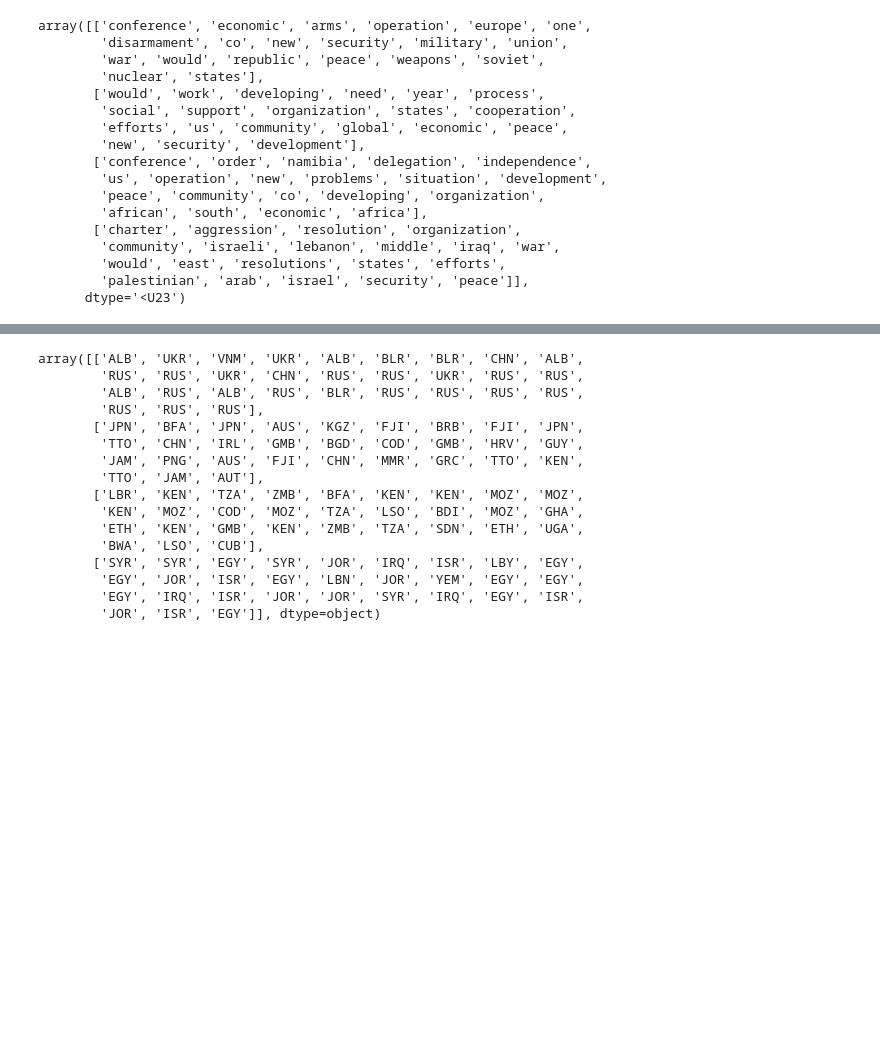
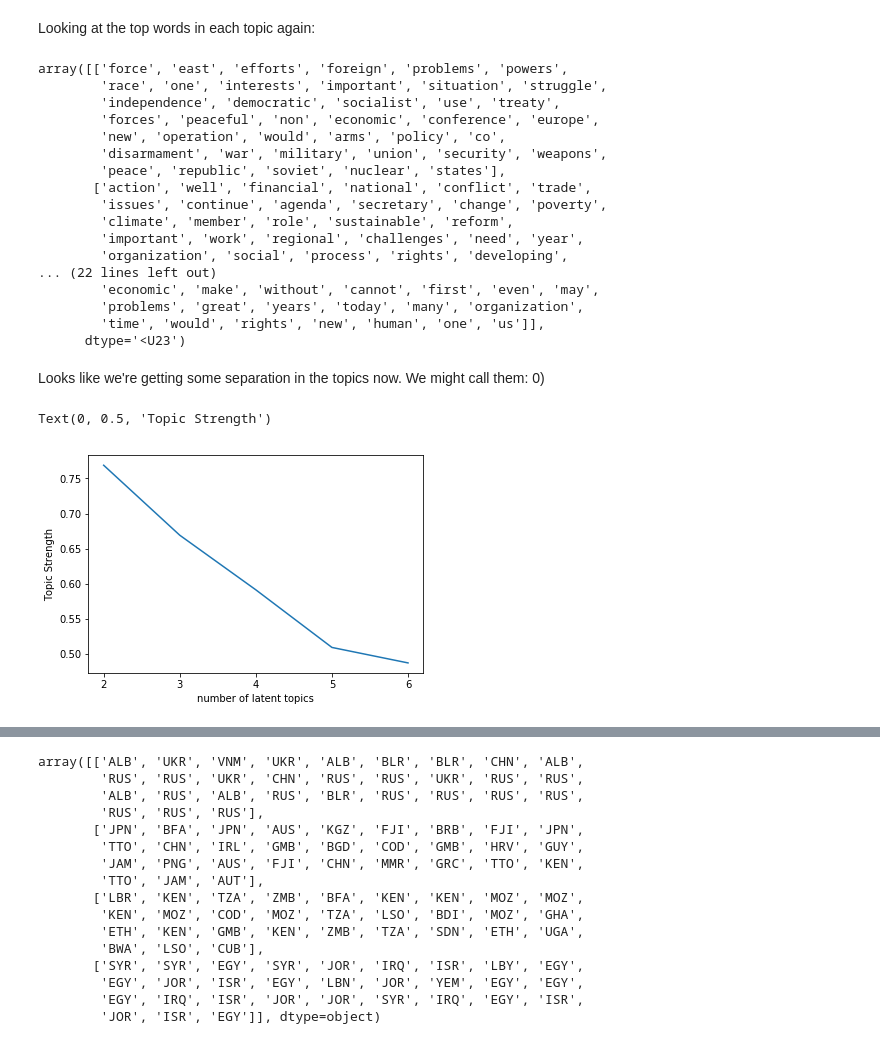
Before and after one commit to katelynrwalker/UN-debates, a Jupyter notebook: nmf_exploration.ipynb, the cells around one changed output, grey strips where cells are left out. Drawn from its saved outputs; the diff is of its cells as text; code cells hidden in the pictures; blank space fills up the shorter version.

```diff
--- a/nmf_exploration.ipynb
+++ b/nmf_exploration.ipynb
@@ -101,26 +84,47 @@ bag = bow.fit_transform(data.text)
 # %%
-nmf = NMF(n_components=4)
+nmf = NMF(n_components=5)
 W = nmf.fit_transform(bag)
 H = nmf.components_
+# %% [markdown]
+Looking at the top words in each topic again:
 # %%
 words = bow.get_feature_names()
 words = np.array(words)
-words[np.argsort(H, axis=1)][:,-20:]
+words[np.argsort(H, axis=1)][:,-40:]
 # %% [output]
-array([['conference', 'economic', 'arms', 'operation', 'europe', 'one',
-        'disarmament', 'co', 'new', 'security', 'military', 'union',
-        'war', 'would', 'republic', 'peace', 'weapons', 'soviet',
-        'nuclear', 'states'],
-       ['would', 'work', 'developing', 'need', 'year', 'process',
-        'social', 'support', 'organization', 'states', 'cooperation',
-        'efforts', 'us', 'community', 'global', 'economic', 'peace',
-        'new', 'security', 'development'],
-       ['conference', 'order', 'namibia', 'delegation', 'independence',
-        'us', 'operation', 'new', 'problems', 'situation', 'development',
-        'peace', 'community', 'co', 'developing', 'organization',
-        'african', 'south', 'economic', 'africa'],
-       ['charter', 'aggression', 'resolution', 'organization',
-        'community', 'israeli', 'lebanon', 'middle', 'iraq', 'war',
-        'would', 'east', 'resolutions', 'states', 'efforts',
-        'palestinian', 'arab', 'israel', 'security', 'peace']],
+array([['force', 'east', 'efforts', 'foreign', 'problems', 'powers',
+        'race', 'one', 'interests', 'important', 'situation', 'struggle',
+        'independence', 'democratic', 'socialist', 'use', 'treaty',
+        'forces', 'peaceful', 'non', 'economic', 'conference', 'europe',
+        'new', 'operation', 'would', 'arms', 'policy', 'co',
+        'disarmament', 'war', 'military', 'union', 'security', 'weapons',
+        'peace', 'republic', 'soviet', 'nuclear', 'states'],
+       ['action', 'well', 'financial', 'national', 'conflict', 'trade',
+        'issues', 'continue', 'agenda', 'secretary', 'change', 'poverty',
+        'climate', 'member', 'role', 'sustainable', 'reform',
+        'important', 'work', 'regional', 'challenges', 'need', 'year',
+        'organization', 'social', 'process', 'rights', 'developing',
+... (22 lines left out)
+        'economic', 'make', 'without', 'cannot', 'first', 'even', 'may',
+        'problems', 'great', 'years', 'today', 'many', 'organization',
+        'time', 'would', 'rights', 'new', 'human', 'one', 'us']],
       dtype='<U23')
+# %% [markdown]
+Looks like we're getting some separation in the topics now. We might call them:
+0)
+# %%
+def fit_nmf(r):
+    nmf = NMF(n_components=r)
+    nmf.fit(bag)
+    W = nmf.transform(bag)
+    H = nmf.components_
+    return (np.max(W, axis=1)/np.sum(W, axis=1)).mean()
+
+topic_strength = [fit_nmf(i) for i in range(2,7)]
+plt.plot(range(2,7), topic_strength)
+plt.xticks(range(2,7))
+plt.xlabel('number of latent topics')
+plt.ylabel('Topic Strength')
+# %% [output]
+Text(0, 0.5, 'Topic Strength')
+[figure, added]
```
Also changed, not shown: parts of 33 cells of this notebook.
